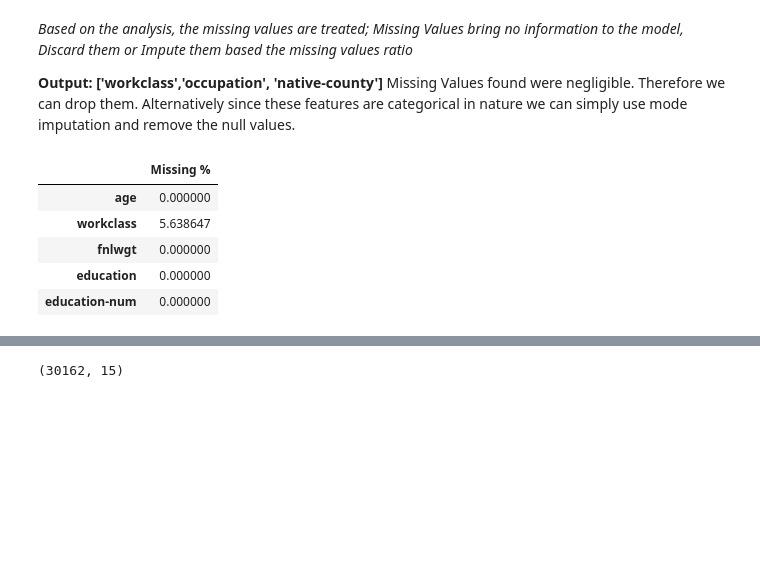
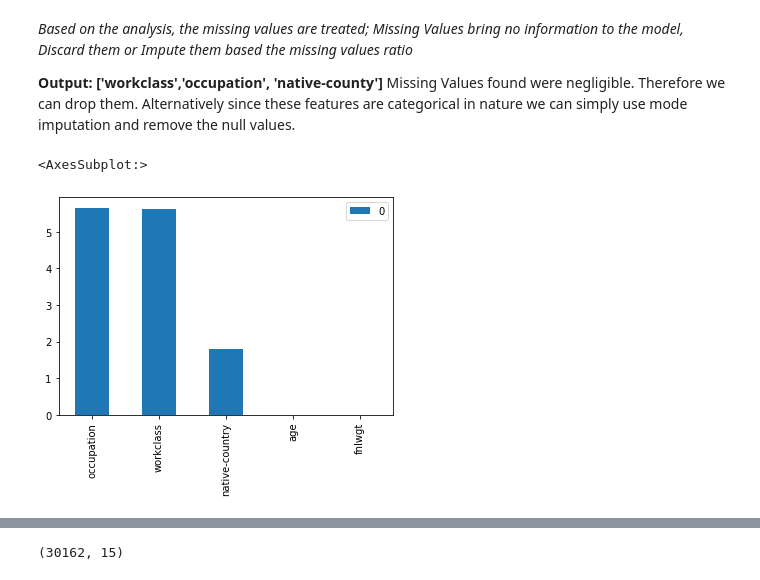
Before and after one commit to wiznikvibe/income_classifier, a Jupyter notebook: notebook/data_analysis.ipynb, the cells around one changed output, grey strips where cells are left out. Saved outputs shown, nothing was run; the diff lists cells and outputs as text; code cells hidden in the pictures; blank space fills up the shorter version.

```diff
--- a/notebook/data_analysis.ipynb
+++ b/notebook/data_analysis.ipynb
@@ -183,15 +189,12 @@ _Based on the analysis, the missing values are treated; Missing Values bring no
 
 __Output: ['workclass','occupation', 'native-county']__ Missing Values found were negligible. Therefore we can drop them. Alternatively since these features are categorical in nature we can simply use mode imputation and remove the null values.
 # %%
-missing_info = pd.DataFrame((df.isnull().sum()/df.shape[0])*100, columns=['Missing %'])
-missing_info.head()
+missing_info = df.isna().sum().div(df.shape[0]).mul(100).to_frame().sort_values(by=0,ascending=False)
+
+missing_info.head(5).plot(kind='bar')
 # %% [output]
-|  | Missing % |
-| age | 0.000000 |
-| workclass | 5.638647 |
-| fnlwgt | 0.000000 |
-| education | 0.000000 |
-| education-num | 0.000000 |
+<AxesSubplot:>
+[figure, added]
 # %%
 final_df = df.dropna()
 final_df.head()
```
Also changed, not shown: parts of 32 cells of this notebook.
